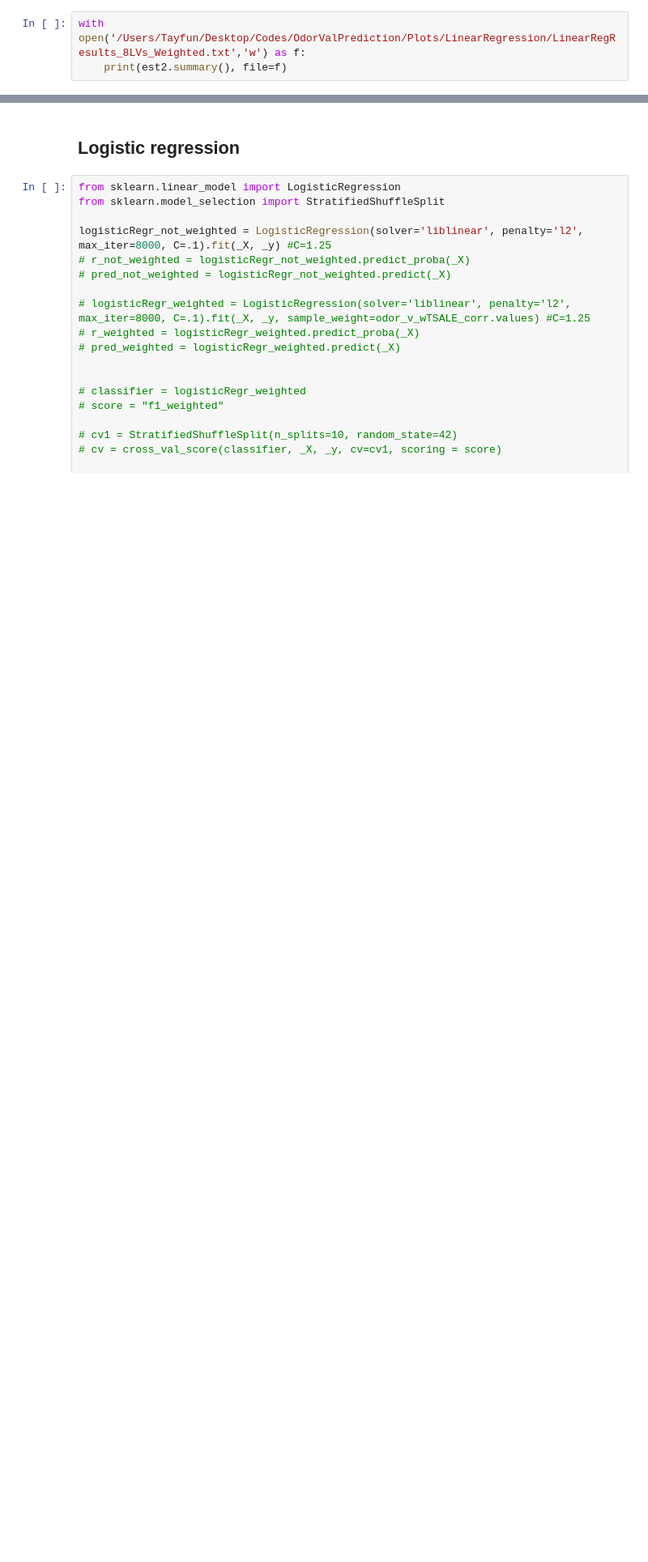
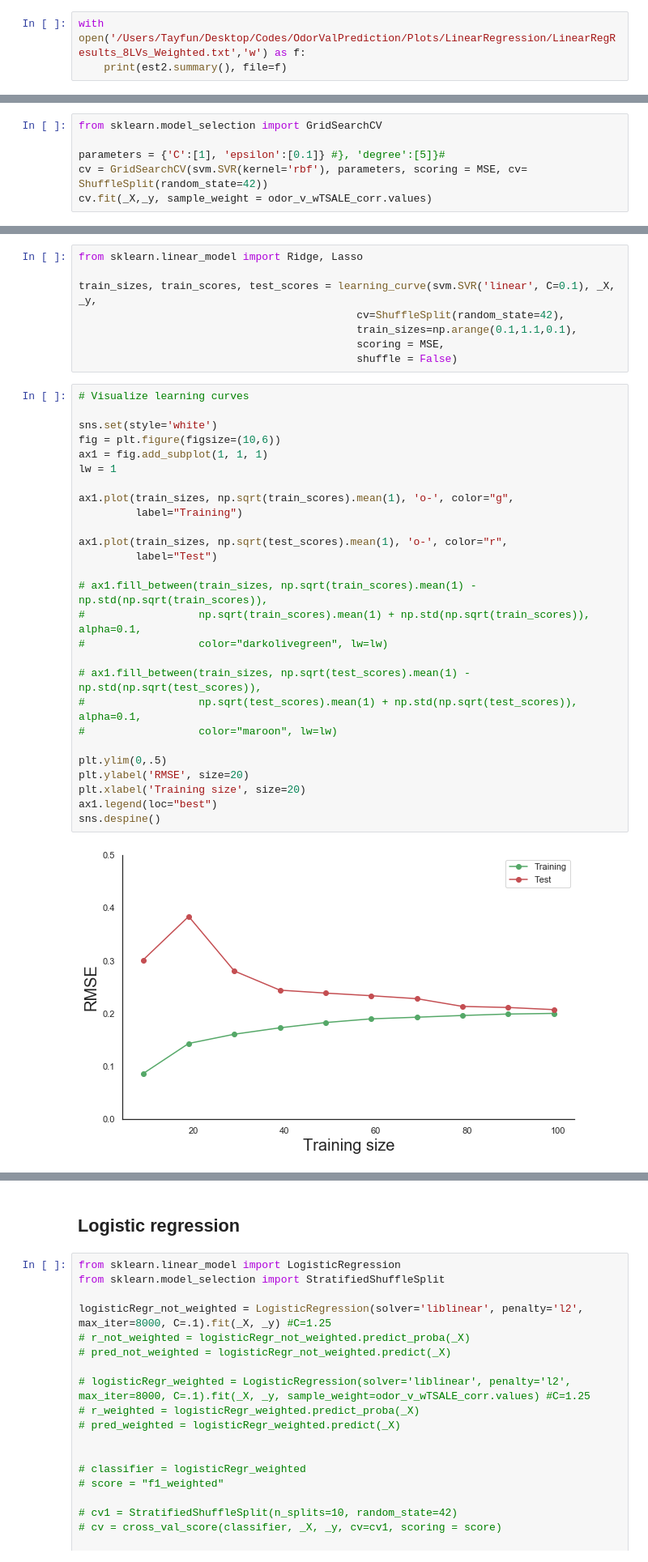
Before and after one commit to ttumkaya/WALiSuite_V2.0, a Jupyter notebook: Odor_valence_prediction.ipynb, the cells around one changed output, grey strips where cells are left out. Shown at 81% size. Saved outputs shown, nothing was run; the diff lists cells and outputs as text; blank space fills up the shorter version.

Commit message:
Updated ML models

```diff
--- a/Odor_valence_prediction.ipynb
+++ b/Odor_valence_prediction.ipynb
@@ -1420,0 +1475,6 @@ with open('/Users/Tayfun/Desktop/Codes/OdorValPrediction/Plots/LinearRegression/
+# %%
+from sklearn.model_selection import GridSearchCV
+
+parameters = {'C':[1], 'epsilon':[0.1]} #}, 'degree':[5]}#
+cv = GridSearchCV(svm.SVR(kernel='rbf'), parameters, scoring = MSE, cv= ShuffleSplit(random_state=42))
+cv.fit(_X,_y, sample_weight = odor_v_wTSALE_corr.values)
@@ -1495,0 +1520,37 @@ array([nan, nan, nan, nan, nan, nan, nan, nan, nan, nan])
+# %%
+from sklearn.linear_model import Ridge, Lasso
+
+train_sizes, train_scores, test_scores = learning_curve(svm.SVR('linear', C=0.1), _X, _y,
+                                            cv=ShuffleSplit(random_state=42),
+                                            train_sizes=np.arange(0.1,1.1,0.1),
+                                            scoring = MSE,
+                                            shuffle = False)
+# %%
+# Visualize learning curves
+
+sns.set(style='white')
+fig = plt.figure(figsize=(10,6))
+ax1 = fig.add_subplot(1, 1, 1)
+lw = 1
+
+ax1.plot(train_sizes, np.sqrt(train_scores).mean(1), 'o-', color="g",
+         label="Training")
+
+ax1.plot(train_sizes, np.sqrt(test_scores).mean(1), 'o-', color="r",
+         label="Test")
+
+# ax1.fill_between(train_sizes, np.sqrt(train_scores).mean(1) - np.std(np.sqrt(train_scores)),
+#                  np.sqrt(train_scores).mean(1) + np.std(np.sqrt(train_scores)), alpha=0.1,
+#                  color="darkolivegreen", lw=lw)
+
+# ax1.fill_between(train_sizes, np.sqrt(test_scores).mean(1) - np.std(np.sqrt(test_scores)),
+#                  np.sqrt(test_scores).mean(1) + np.std(np.sqrt(test_scores)), alpha=0.1,
+#                  color="maroon", lw=lw)
+
+plt.ylim(0,.5)
+plt.ylabel('RMSE', size=20)
+plt.xlabel('Training size', size=20)
+ax1.legend(loc="best")
+sns.despine()
+# %% [output]
+[figure, added]
```
Also changed, not shown: parts of 40 cells of this notebook.
